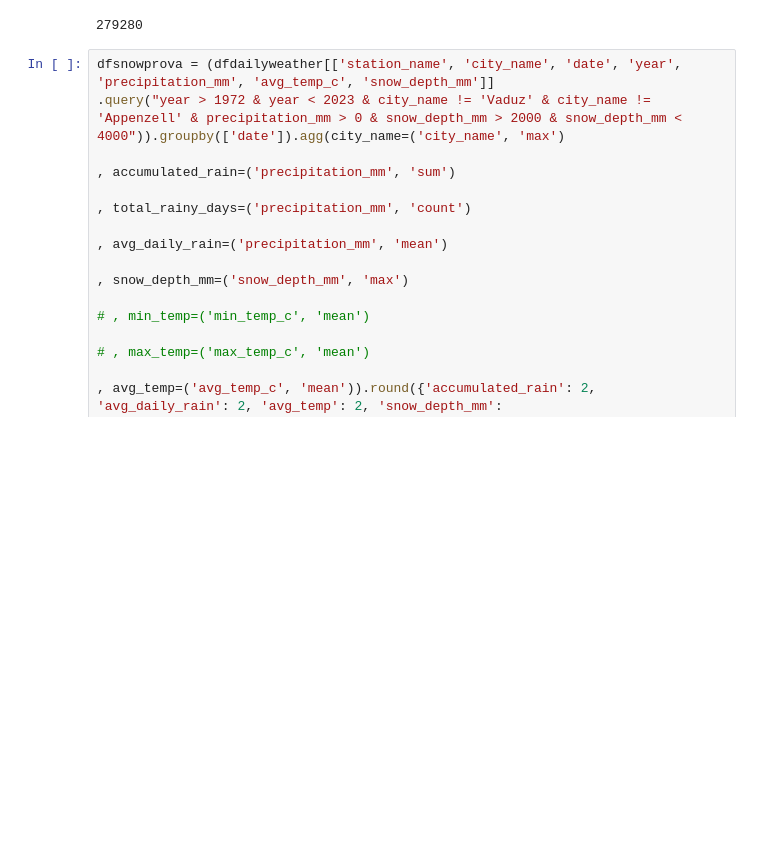
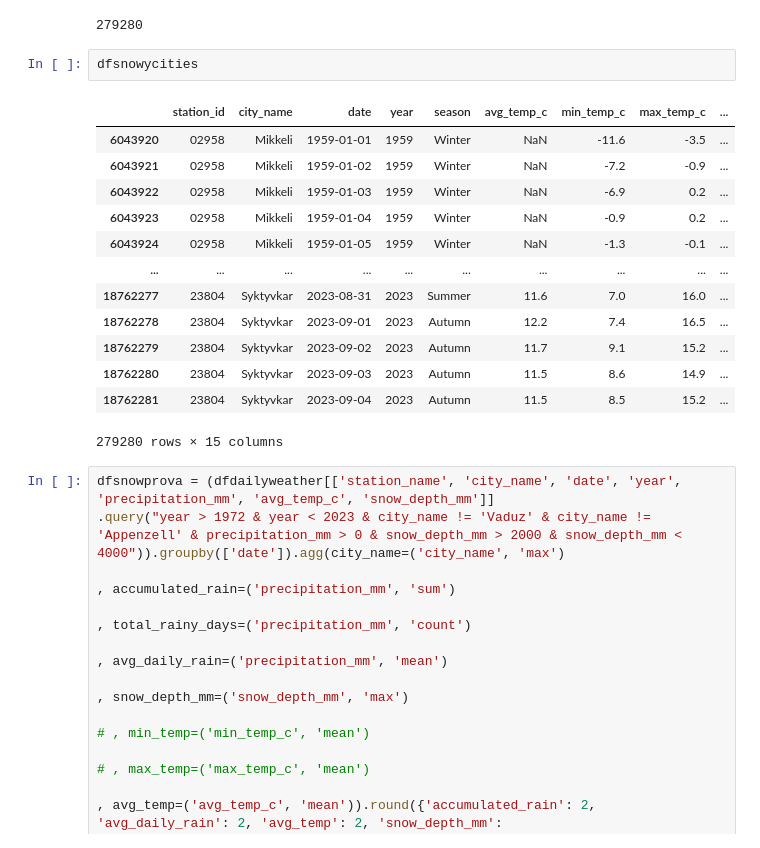
Before and after one commit to arnauog/weather, a Jupyter notebook: Project II - Weather.ipynb, the cells around one changed output. Saved outputs shown, nothing was run; the diff lists cells and outputs as text; blank space fills up the shorter version.

```diff
--- a/Project II - Weather.ipynb
+++ b/Project II - Weather.ipynb
@@ -2185,6 +2182,22 @@ dfsnowycities.shape
 dfsnowycities.to_sql(name='snowycities', con=engine, if_exists='replace', index=False)
 # %% [output]
 279280
+# %%
+dfsnowycities
+# %% [output]
+|  | station_id | city_name | date | year | season | avg_temp_c | min_temp_c | max_temp_c | ... |
+| 6043920 | 02958 | Mikkeli | 1959-01-01 | 1959 | Winter | NaN | -11.6 | -3.5 | ... |
+| 6043921 | 02958 | Mikkeli | 1959-01-02 | 1959 | Winter | NaN | -7.2 | -0.9 | ... |
+| 6043922 | 02958 | Mikkeli | 1959-01-03 | 1959 | Winter | NaN | -6.9 | 0.2 | ... |
+| 6043923 | 02958 | Mikkeli | 1959-01-04 | 1959 | Winter | NaN | -0.9 | 0.2 | ... |
+| 6043924 | 02958 | Mikkeli | 1959-01-05 | 1959 | Winter | NaN | -1.3 | -0.1 | ... |
+| ... | ... | ... | ... | ... | ... | ... | ... | ... | ... |
+| 18762277 | 23804 | Syktyvkar | 2023-08-31 | 2023 | Summer | 11.6 | 7.0 | 16.0 | ... |
+| 18762278 | 23804 | Syktyvkar | 2023-09-01 | 2023 | Autumn | 12.2 | 7.4 | 16.5 | ... |
+| 18762279 | 23804 | Syktyvkar | 2023-09-02 | 2023 | Autumn | 11.7 | 9.1 | 15.2 | ... |
+| 18762280 | 23804 | Syktyvkar | 2023-09-03 | 2023 | Autumn | 11.5 | 8.6 | 14.9 | ... |
+| 18762281 | 23804 | Syktyvkar | 2023-09-04 | 2023 | Autumn | 11.5 | 8.5 | 15.2 | ... |
+279280 rows × 15 columns
 # %%
 dfsnowprova = (dfdailyweather[['station_name', 'city_name', 'date', 'year', 'precipitation_mm', 'avg_temp_c', 'snow_depth_mm']]
 .query("year > 1972 & year < 2023 & city_name != 'Vaduz' & city_name != 'Appenzell' & precipitation_mm > 0 & snow_depth_mm > 2000 & snow_depth_mm < 4000")).groupby(['date']).agg(city_name=('city_name', 'max')
```
Also changed, not shown: parts of 18 cells of this notebook, 5 other files.
